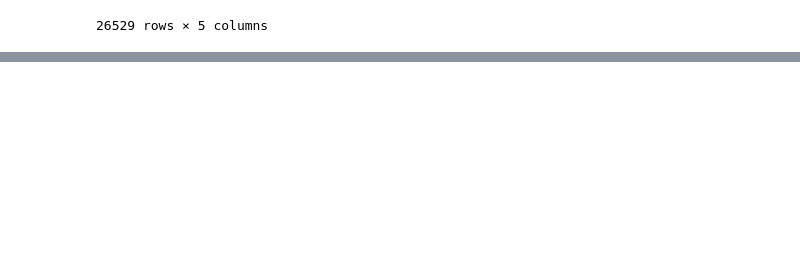
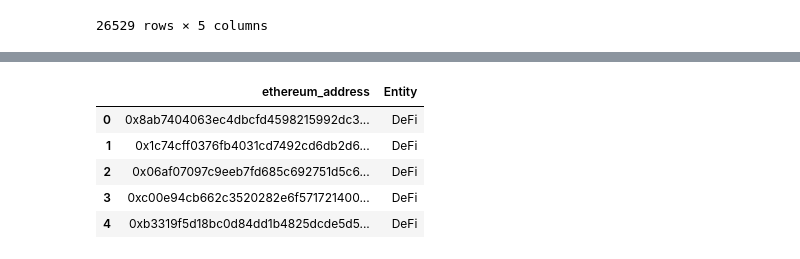
Before and after one commit to ThomasDelatte/ethereum-analytics, a Jupyter notebook: notebooks/dataset.ipynb, the cells around one changed output, grey strips where cells are left out. Saved outputs shown, nothing was run; the diff lists cells and outputs as text; code cells hidden in the pictures; blank space fills up the shorter version.

```diff
--- a/notebooks/dataset.ipynb
+++ b/notebooks/dataset.ipynb
@@ -210,6 +186,7 @@ sample.head(15)
 # %%
 # Sanity check: do eth_addresses labeled as "Miners" actually have mined_blocks
 # %%
+labeled_dataset = pd.read_csv("../data/processed/eth_addresses_labels.csv")
 labeled_dataset = labeled_dataset[labeled_dataset.Entity != "Entity"]
 # %%
-labels.rename({'Address': 'ethereum_address'}, axis=1, inplace=True)
+labeled_dataset.rename({'Address': 'ethereum_address'}, axis=1, inplace=True)
@@ -222,2 +217,9 @@ labeled_dataset.Entity.value_counts()
 # %%
-labeled_dataset.head(20)
+labeled_dataset.head()
+# %% [output]
+|  | ethereum_address | Entity |
+| 0 | 0x8ab7404063ec4dbcfd4598215992dc3... | DeFi |
+| 1 | 0x1c74cff0376fb4031cd7492cd6db2d6... | DeFi |
+| 2 | 0x06af07097c9eeb7fd685c692751d5c6... | DeFi |
+| 3 | 0xc00e94cb662c3520282e6f571721400... | DeFi |
+| 4 | 0xb3319f5d18bc0d84dd1b4825dcde5d5... | DeFi |
```
Also changed, not shown: parts of 22 cells of this notebook.
